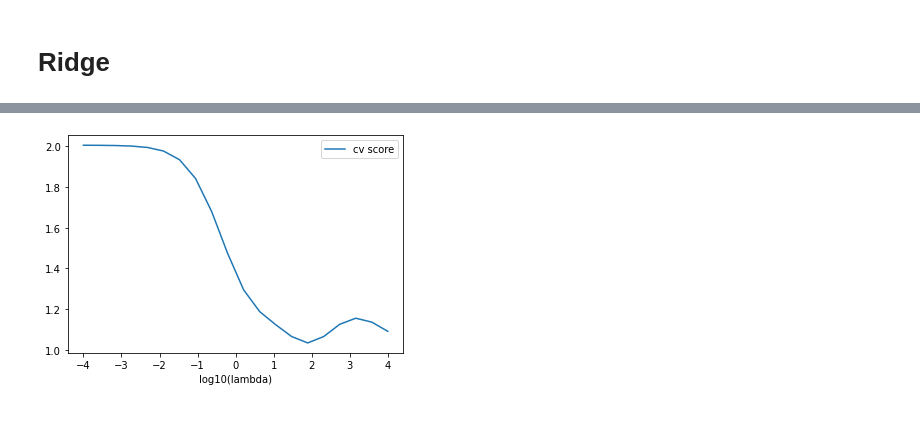
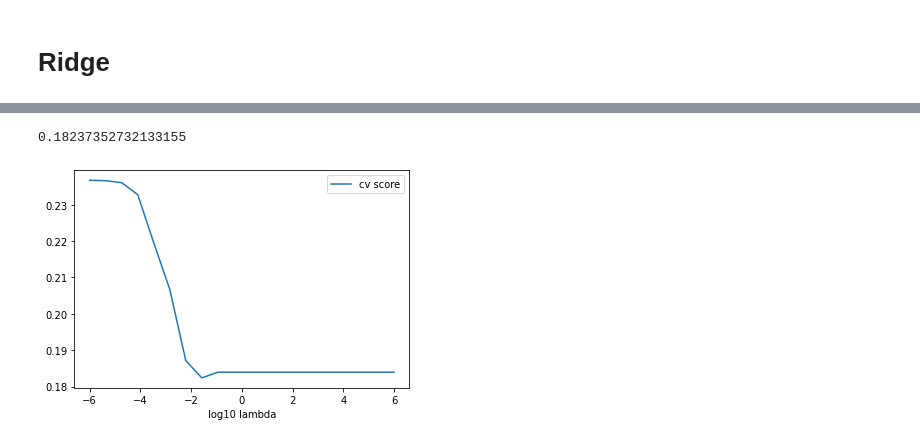
Before and after one commit to haakontm/FYS4155-Project1, a Jupyter notebook: ex6.ipynb, the cells around one changed output, grey strips where cells are left out. Saved outputs shown, nothing was run; the diff lists cells and outputs as text; code cells hidden in the pictures.

```diff
--- a/ex6.ipynb
+++ b/ex6.ipynb
@@ -26,7 +26,7 @@ def create_X(x, y, n):
 	for i in range(1,n+1):
 		q = int((i)*(i+1)/2)
 		for k in range(i+1):
-			X[:,q+k] = (x**(i-k))*(y**k)
+			X[:,q+k] = (x**(i-k))*(y**k[:, 1:])
 
 	return X
 # %%
@@ -88,15 +251,33 @@ plt.show()
+# %%
+from sklearn.linear_model import Lasso
+
+num_lambdas = 20
+degree = 5
+
+lambdas = np.logspace(-6, 6, num_lambdas)
+
+train_MSE = np.zeros(num_lambdas)
+test_MSE = np.zeros(num_lambdas)
+cv_score = np.zeros(num_lambdas)
+
+mse_itr = 0
+for lmb in tqdm(lambdas):
+    X = create_X(x, y, degree)
+
+    X_train, X_test, z_train, z_test = train_test_split(X, z.reshape(-1, 1), random_state=RANDOM_STATE, test_size=0.3)
+
+    model = make_pipeline(StandardScaler(), Lasso(lmb, fit_intercept=False))
+    model.fit(X_train, z_train)
+    z_tilde = model.predict(X_train)
+    z_pred = model.predict(X_test)
+
+    train_MSE[mse_itr] = mean_squared_error(z_tilde, z_train)
+    test_MSE[mse_itr] = mean_squared_error(z_pred, z_test)
+    mse_itr += 1
 # %%
-from sklearn.linear_model import Ridge
-
-num_lambdas = 10
-degree2= 4
-
-lambdas = np.logspace(-4, 4, num_lambdas)
-cv_score = np.zeros(num_lambdas)
 cv_score_itr = 0
-
 for lmb in tqdm(lambdas):
     X = create_X(x, y, degree)
-    model = make_pipeline(StandardScaler(), Ridge(lmb, fit_intercept=False))
+    model = make_pipeline(StandardScaler(), Lasso(lmb, fit_intercept=False))
     cv_score[cv_score_itr] = -np.mean(cross_val_score(model, X, z.reshape(-1, 1), scoring='neg_mean_squared_error', cv=KFold(10)))
     cv_score_itr += 1
@@ -103,9 +293,10 @@ for lmb in tqdm(lambdas):
 # %%
 fig, ax = plt.subplots()
+print(np.min(cv_score))
 ax.plot(np.log10(lambdas), cv_score, label='cv score')
-ax.set_xlabel('log10(lambda)')
-# ax.set_title('Degree of polynomial: {}'.format(degree))
 ax.legend()
+ax.set_xlabel('log10 lambda')
 plt.show()
 # %% [output]
+0.18237352732133155
-[figure, old version]
+[figure, new version]
```
Also changed, not shown: parts of 22 cells of this notebook.
